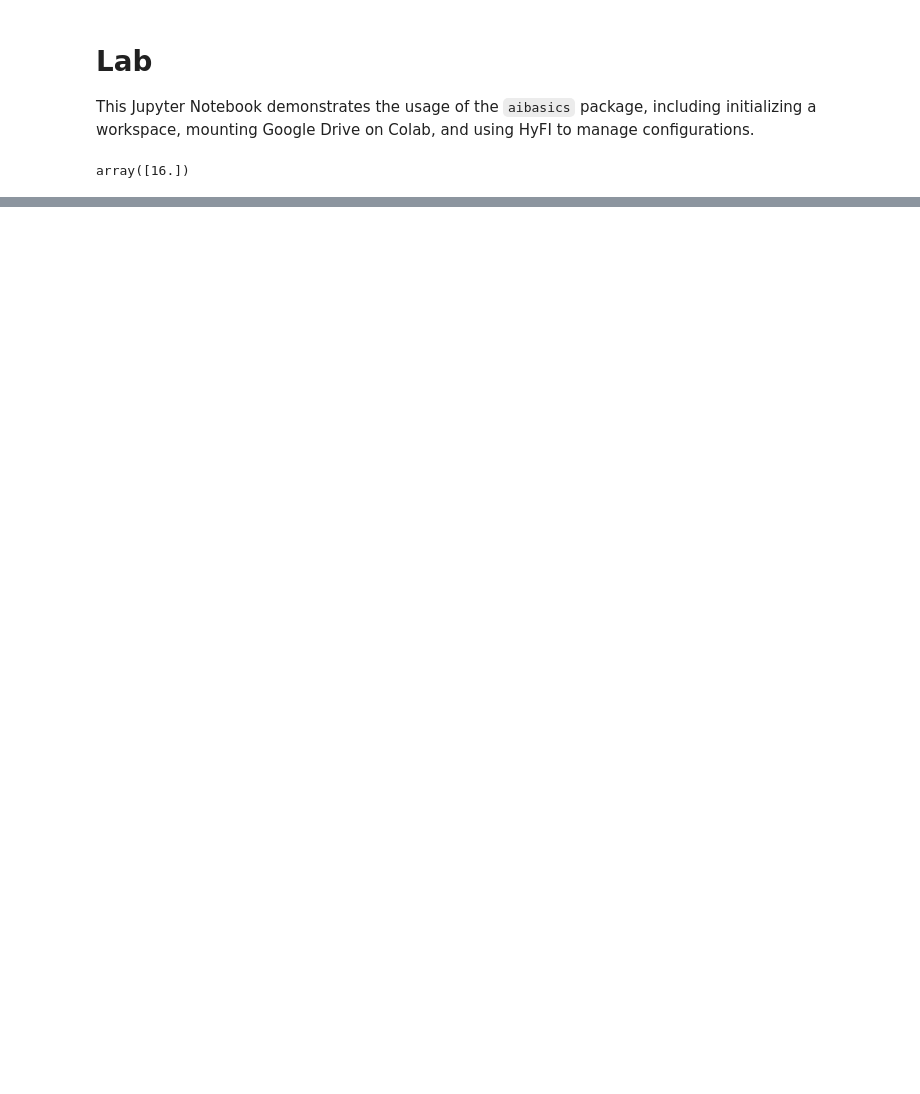
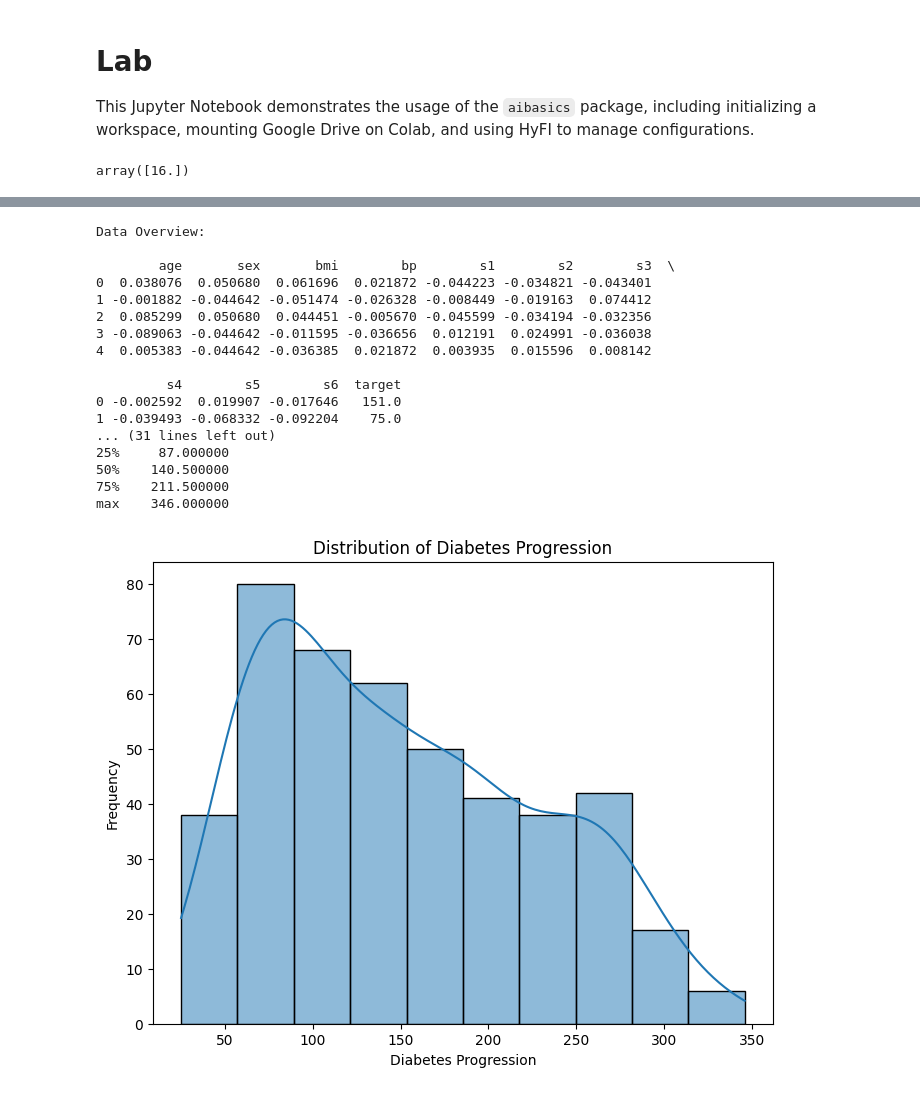
Before and after one commit to entelecheia/aibasics, a Jupyter notebook: book/week05/lab.ipynb, the cells around one changed output, grey strips where cells are left out. Drawn from its saved outputs; the diff is of its cells as text; code cells hidden in the pictures; blank space fills up the shorter version.

```diff
--- a/book/week05/lab.ipynb
+++ b/book/week05/lab.ipynb
@@ -22,0 +45,60 @@ array([16.])
+# %%
+import pandas as pd
+import numpy as np
+import matplotlib.pyplot as plt
+import seaborn as sns
+from sklearn import datasets
+
+# Load the diabetes dataset
+diabetes = datasets.load_diabetes()
+
+# Convert to DataFrame for easier analysis
+diabetes_df = pd.DataFrame(diabetes.data, columns=diabetes.feature_names)
+diabetes_df["target"] = diabetes.target
+
+# 1. Overview of the dataset
+print("Data Overview:\n")
+print(diabetes_df.head())
+
+# 2. Descriptive statistics
+print("\nDescriptive Statistics:\n")
+print(diabetes_df.describe())
+
+# 3. Distribution of the target variable
+plt.figure(figsize=(8, 6))
+sns.histplot(diabetes_df["target"], kde=True)
+plt.title("Distribution of Diabetes Progression")
+plt.xlabel("Diabetes Progression")
+plt.ylabel("Frequency")
+plt.show()
+
+# 4. Correlation analysis
+plt.figure(figsize=(10, 8))
+sns.heatmap(diabetes_df.corr(), annot=True, fmt=".2f")
+plt.title("Correlation Matrix")
+plt.show()
+
+# 5. Visualizing relationships between variables
+# Pairplot for a subset of variables
+sns.pairplot(diabetes_df[["bmi", "bp", "s1", "target"]])
+plt.suptitle("Pairplot of Selected Features", y=1.02)
+plt.show()
+# %% [output]
+Data Overview:
+
+        age       sex       bmi        bp        s1        s2        s3  \
+0  0.038076  0.050680  0.061696  0.021872 -0.044223 -0.034821 -0.043401
+1 -0.001882 -0.044642 -0.051474 -0.026328 -0.008449 -0.019163  0.074412
+2  0.085299  0.050680  0.044451 -0.005670 -0.045599 -0.034194 -0.032356
+3 -0.089063 -0.044642 -0.011595 -0.036656  0.012191  0.024991 -0.036038
+4  0.005383 -0.044642 -0.036385  0.021872  0.003935  0.015596  0.008142
+
+         s4        s5        s6  target
+0 -0.002592  0.019907 -0.017646   151.0
+1 -0.039493 -0.068332 -0.092204    75.0
+... (31 lines left out)
+25%     87.000000
+50%    140.500000
+75%    211.500000
+max    346.000000
+[figure, added]
```
Also changed, not shown: parts of 2 cells of this notebook, 9 other files.
